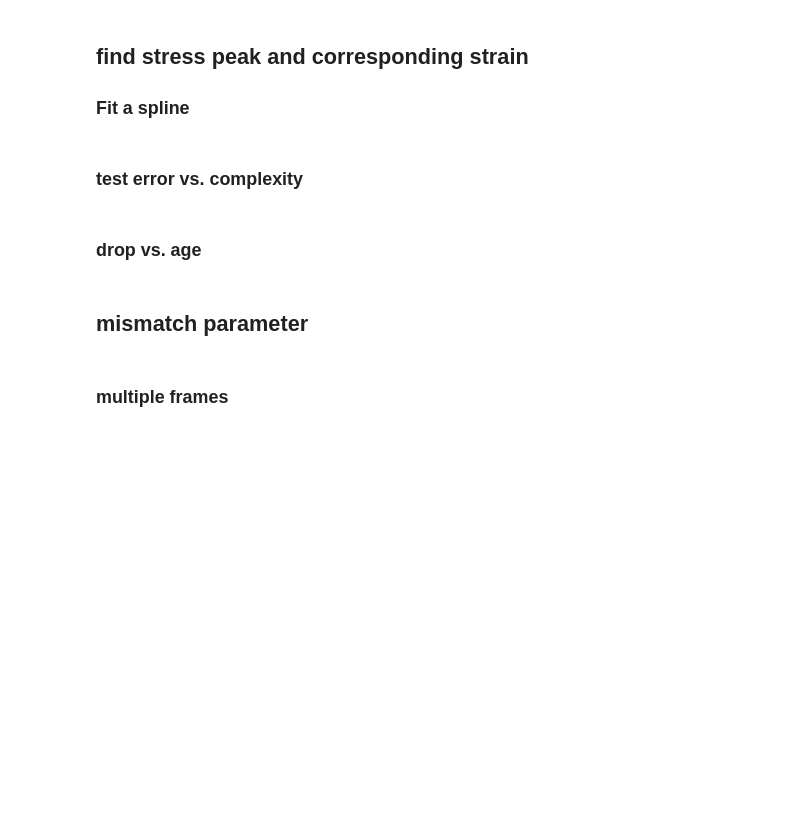
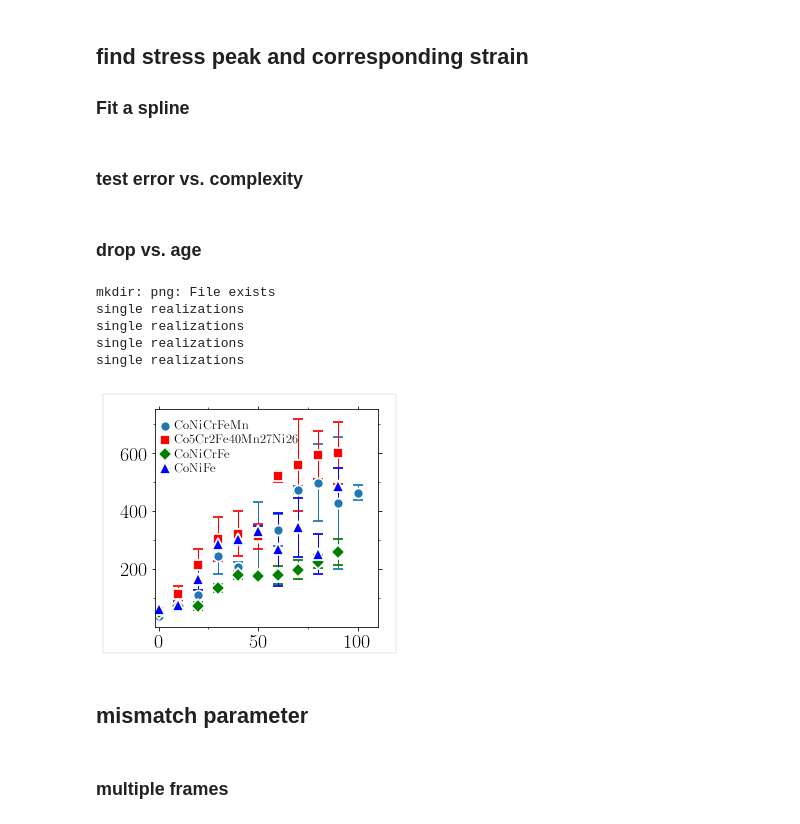
Before and after one commit to kkarimi62/glassDeformation, a Jupyter notebook: python/analyzePlasticity.ipynb, the cells around one changed output. Saved outputs shown, nothing was run; the diff lists cells and outputs as text; code cells hidden in the pictures; blank space fills up the shorter version.

```diff
--- a/python/analyzePlasticity.ipynb
+++ b/python/analyzePlasticity.ipynb
@@ -1035,10 +1051,10 @@ def main():
 
 
     #--- temp object
-    for glass, count_glass in zip('CoNiCrFeMn Co5Cr2Fe40Mn27Ni26 CoNiCrFe'.split(),range(10)):
+    for glass, count_glass in zip('CoNiCrFeMn Co5Cr2Fe40Mn27Ni26 CoNiCrFe CoNiFe'.split(),range(10)):
 
         #--- parse
-        ages = [range(11),range(10),range(10)][count_glass]
+        ages = [range(11),range(10),range(10),range(10)][count_glass]
         temp = Temperature(
             ages,[[0,1,2]]*100,
     #        [0,9],[list(range(3))]*10,
@@ -1095,33 +1111,40 @@ def main():
             utl.PltErr(xdata,ydata,yerr=yerr,
                       attrs=symbols.GetAttrs(count=count_glass%7),
                        ax=AX,
                        Plot=False,
                       )
             counter += 1
 
         #--- legend
         utl.PltErr(None,None,
                   attrs=symbols.GetAttrs(count=count_glass%7,label=r'$\mathrm{%s}$'%(glass),linewidth=0.1),
                    ax=AX,
                    Plot=False,
                   )
 
     utl.PltErr(None,None, attrs={},
 #               yscale='log',
 #                xstr=r'$\gamma_{xy}$',
 #                ystr=r'$\sigma_{xy}$(Gpa)',
                ax=AX,
                legend=legend.Get(),
                title = 'png/stressDrop_age.png',
                Plot=False,
                xlim=(-2,100*1.1),
               DrawFrame=DRAW_FRAME,
               )
 
 
 
     return temp
 temp = main()
+# %% [output]
+mkdir: png: File exists
+single realizations
+single realizations
+single realizations
+single realizations
+[figure, added]
 # %%
 def main():
 
```
Also changed, not shown: parts of 2 cells of this notebook, 2 other files.
